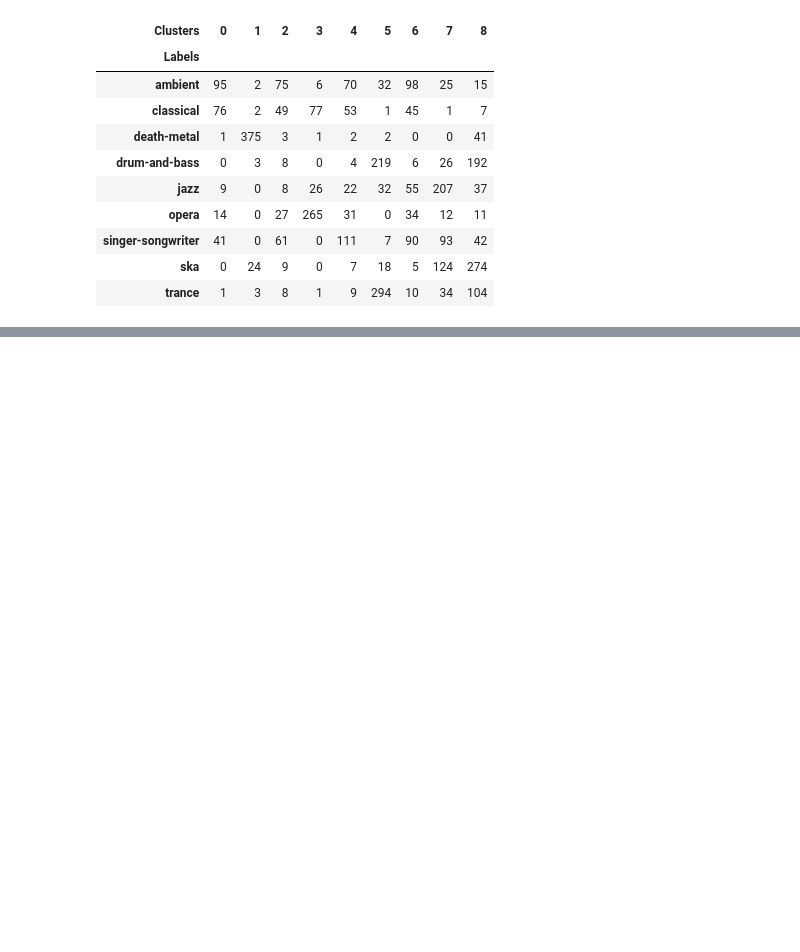
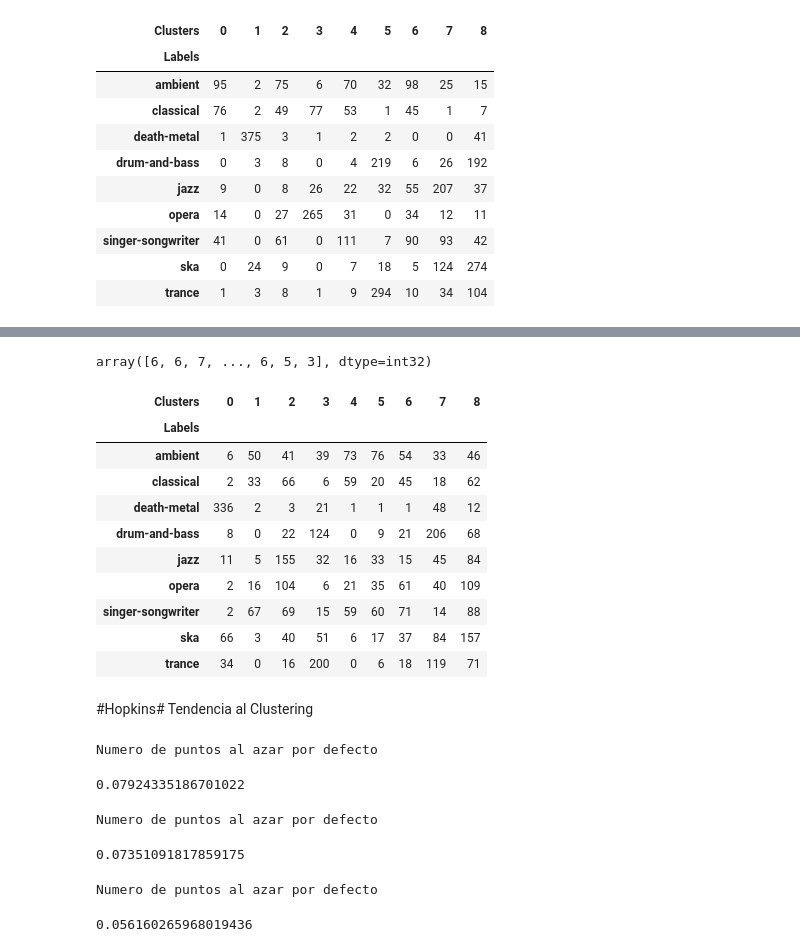
Before and after one commit to tincho-mehaudy/DMCyT, a Jupyter notebook: TP1cluster.ipynb, the cells around one changed output, grey strips where cells are left out. Drawn from its saved outputs; the diff is of its cells as text; code cells hidden in the pictures; blank space fills up the shorter version.

```diff
--- a/TP1cluster.ipynb
+++ b/TP1cluster.ipynb
@@ -264,0 +313,9 @@ ct2
+# %%
+DF4 = df_total.drop(['id','artists','album_name','release_date','danceability', 'energy',
+       'loudness', 'speechiness', 'acousticness', 'instrumentalness',
+       'liveness', 'valence', 'tempo', 'speechiness_log', 'liveness_log',
+       'valence_log', 'valence_logit', 'acousticness_logit',
+       'instrumentalness_logit', 'energy_logit', 'loudness_logit','genre','mt0', 'mt1', 'mt2', 'mt3',
+       'mt4', 'mt5', 'mt6', 'mt7', 'mt8', 'mt9', 'mt10', 'mt11', 'sdt0',
+       'sdt1', 'sdt2', 'sdt3', 'sdt4', 'sdt5', 'sdt6', 'sdt7', 'sdt8', 'sdt9',
+       'sdt10', 'sdt11', 'mt0_norm'], axis=1)
@@ -264,0 +342,24 @@ ct2
+# %%
+kmeans4 = KMeans(n_clusters=9, random_state=0).fit(DF4)
+kmeans4.labels_
+# %% [output]
+array([6, 6, 7, ..., 6, 5, 3], dtype=int32)
+# %%
+tmp4 = pd.DataFrame({'Labels': df_total.genre, 'Clusters': kmeans4.labels_})# Create a DataFrame with labels and varieties as columns: df
+ct4= pd.crosstab(tmp1['Labels'], tmp4['Clusters']) # Create crosstab: ct
+ct4
+# %% [output]
+| Clusters | 0 | 1 | 2 | 3 | 4 | 5 | 6 | 7 | 8 |
+| Labels |  |  |  |  |  |  |  |  |  |
+| ambient | 6 | 50 | 41 | 39 | 73 | 76 | 54 | 33 | 46 |
+| classical | 2 | 33 | 66 | 6 | 59 | 20 | 45 | 18 | 62 |
+| death-metal | 336 | 2 | 3 | 21 | 1 | 1 | 1 | 48 | 12 |
+| drum-and-bass | 8 | 0 | 22 | 124 | 0 | 9 | 21 | 206 | 68 |
+| jazz | 11 | 5 | 155 | 32 | 16 | 33 | 15 | 45 | 84 |
+| opera | 2 | 16 | 104 | 6 | 21 | 35 | 61 | 40 | 109 |
+| singer-songwriter | 2 | 67 | 69 | 15 | 59 | 60 | 71 | 14 | 88 |
+| ska | 66 | 3 | 40 | 51 | 6 | 17 | 37 | 84 | 157 |
+| trance | 34 | 0 | 16 | 200 | 0 | 6 | 18 | 119 | 71 |
+# %% [markdown]
+#Hopkins#
+Tendencia al Clustering
@@ -264,0 +390,18 @@ ct2
+# %%
+DF1=scaler.fit_transform(DF1)
+Hopkins (DF1)
+# %% [output]
+Numero de puntos al azar por defecto
+0.07924335186701022
+# %%
+DF2=scaler.fit_transform(DF2)
+Hopkins(DF2)
+# %% [output]
+Numero de puntos al azar por defecto
+0.07351091817859175
+# %%
+DF3=scaler.fit_transform(DF3)
+Hopkins(DF3)
+# %% [output]
+Numero de puntos al azar por defecto
+0.056160265968019436
```
Also changed, not shown: parts of 32 cells of this notebook.
